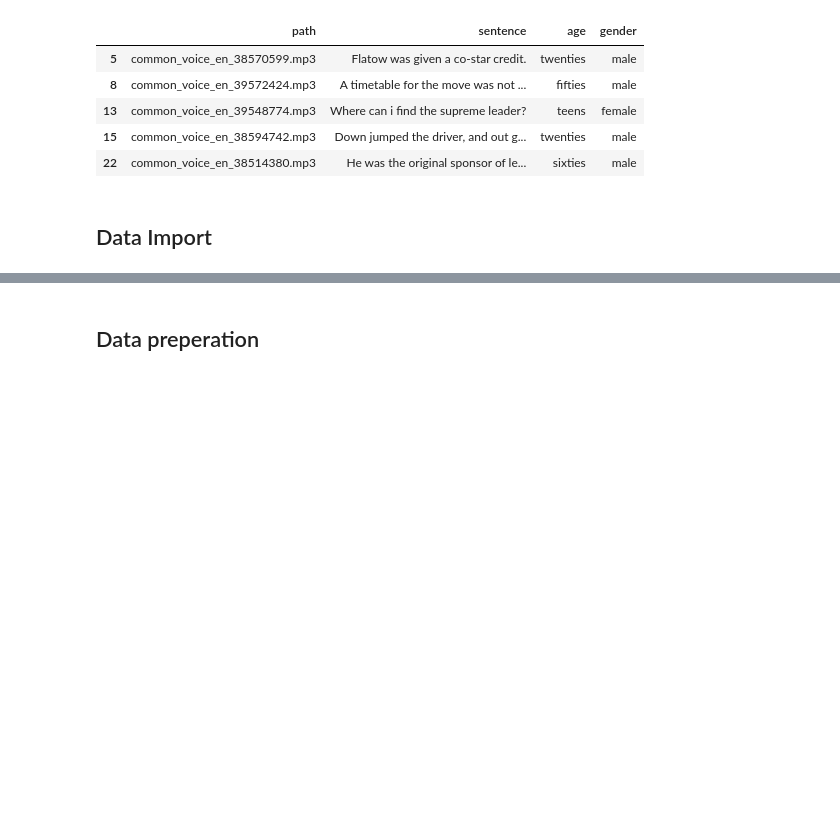
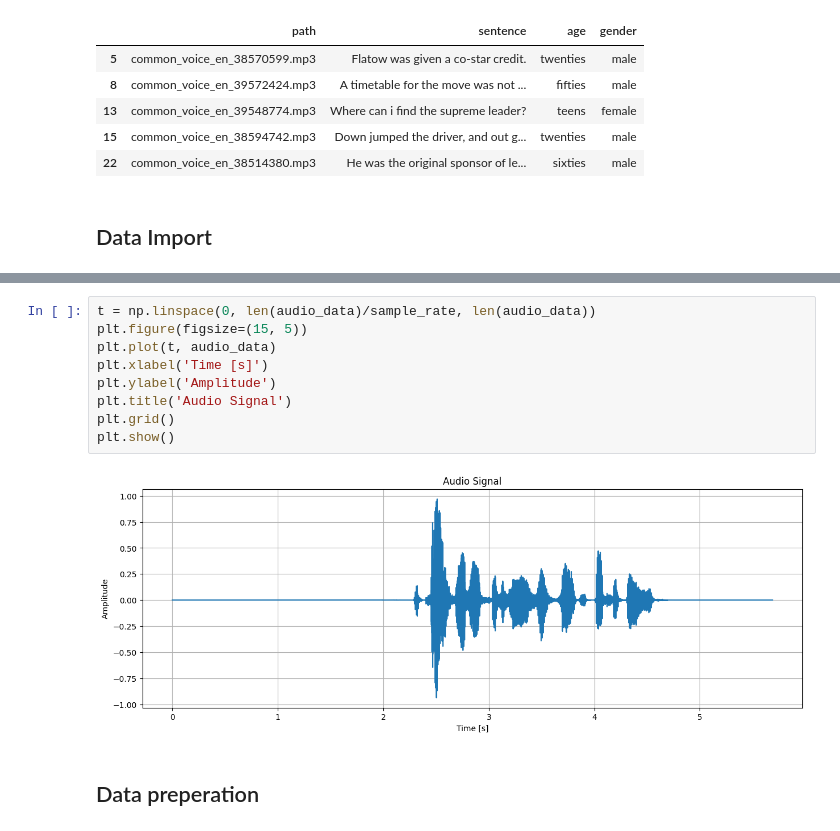
Before and after one commit to Gaitch/voice_mf_classification, a Jupyter notebook: dev/prototype.ipynb, the cells around one changed output, grey strips where cells are left out. Saved outputs shown, nothing was run; the diff lists cells and outputs as text; blank space fills up the shorter version.

Commit message:
[FEAT] add waveform visualisation for a clip

```diff
--- a/dev/prototype.ipynb
+++ b/dev/prototype.ipynb
@@ -65,6 +67,17 @@ Audio(audio_data, rate=sample_rate)
 Audio Data Shape: (182016,)
 Sample Rate: 32000
 [interactive output not drawn]
+# %%
+t = np.linspace(0, len(audio_data)/sample_rate, len(audio_data))
+plt.figure(figsize=(15, 5))
+plt.plot(t, audio_data)
+plt.xlabel('Time [s]')
+plt.ylabel('Amplitude')
+plt.title('Audio Signal')
+plt.grid()
+plt.show()
+# %% [output]
+[figure, added]
 # %% [markdown]
 ## Data preperation
 # %% [markdown]
```
Also changed, not shown: parts of 1 cell of this notebook.
